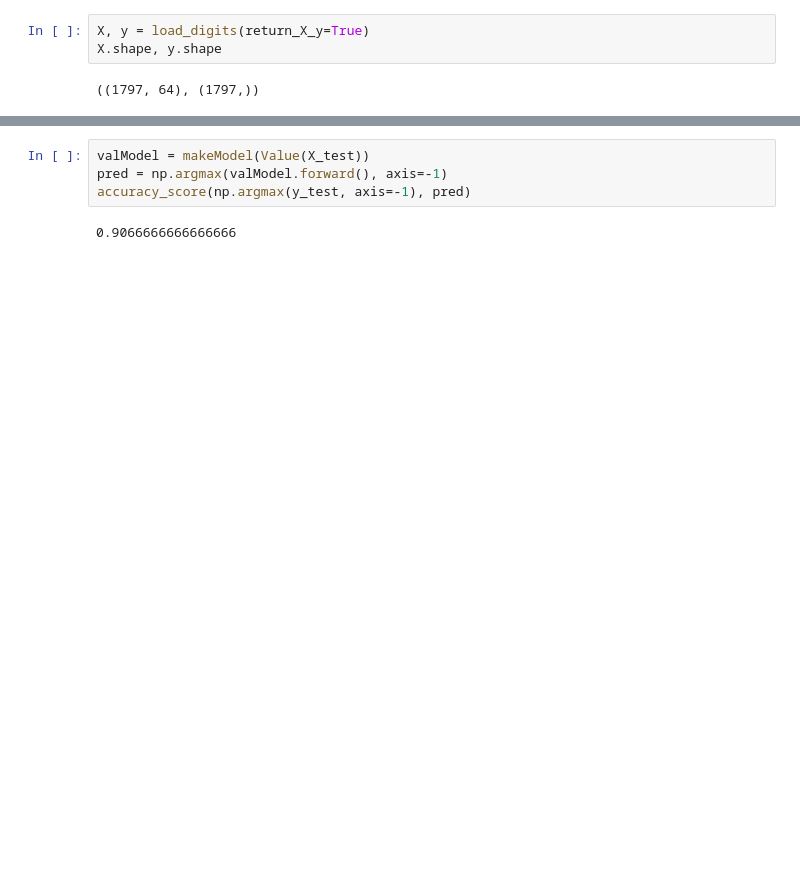
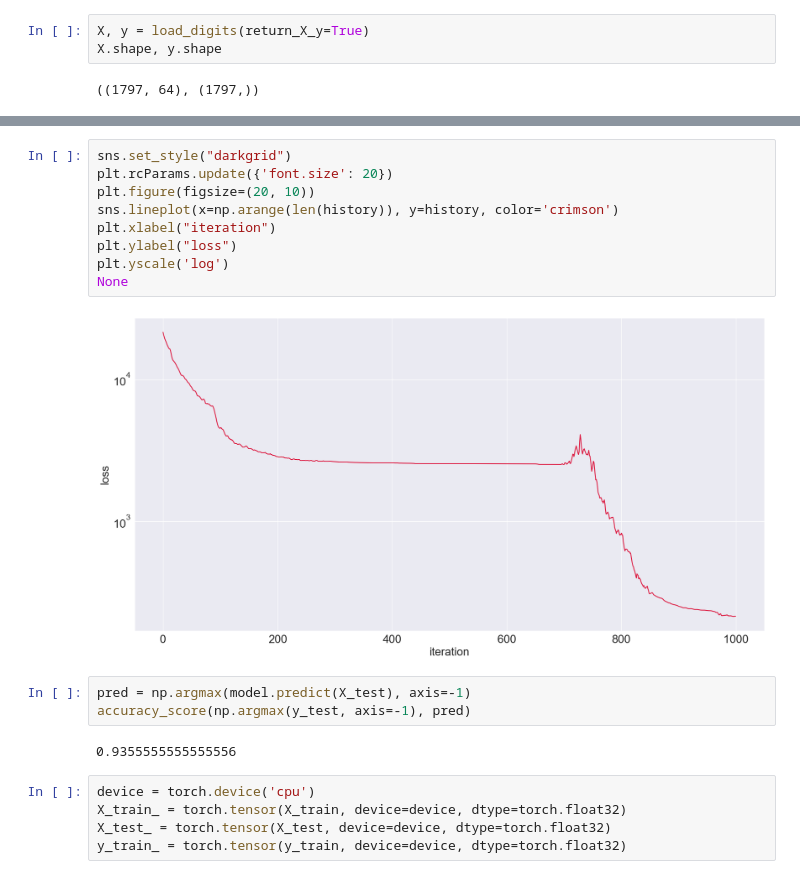
Before and after one commit to AlexRoar/SimpleGrad, a Jupyter notebook: examples/mnist.ipynb, the cells around one changed output, grey strips where cells are left out. Saved outputs shown, nothing was run; the diff lists cells and outputs as text; blank space fills up the shorter version.

```diff
--- a/examples/mnist.ipynb
+++ b/examples/mnist.ipynb
@@ -74,6 +72,21 @@ None
+# %%
+sns.set_style("darkgrid")
+plt.rcParams.update({'font.size': 20})
+plt.figure(figsize=(20, 10))
+sns.lineplot(x=np.arange(len(history)), y=history, color='crimson')
+plt.xlabel("iteration")
+plt.ylabel("loss")
+plt.yscale('log')
+None
+# %% [output]
+[figure, added]
 # %%
-valModel = makeModel(Value(X_test))
-pred = np.argmax(valModel.forward(), axis=-1)
+pred = np.argmax(model.predict(X_test), axis=-1)
 accuracy_score(np.argmax(y_test, axis=-1), pred)
 # %% [output]
-0.9066666666666666
+0.9355555555555556
+# %%
+device = torch.device('cpu')
+X_train_ = torch.tensor(X_train, device=device, dtype=torch.float32)
+X_test_ = torch.tensor(X_test, device=device, dtype=torch.float32)
+y_train_ = torch.tensor(y_train, device=device, dtype=torch.float32)
```
Also changed, not shown: parts of 19 cells of this notebook, 15 other files.
